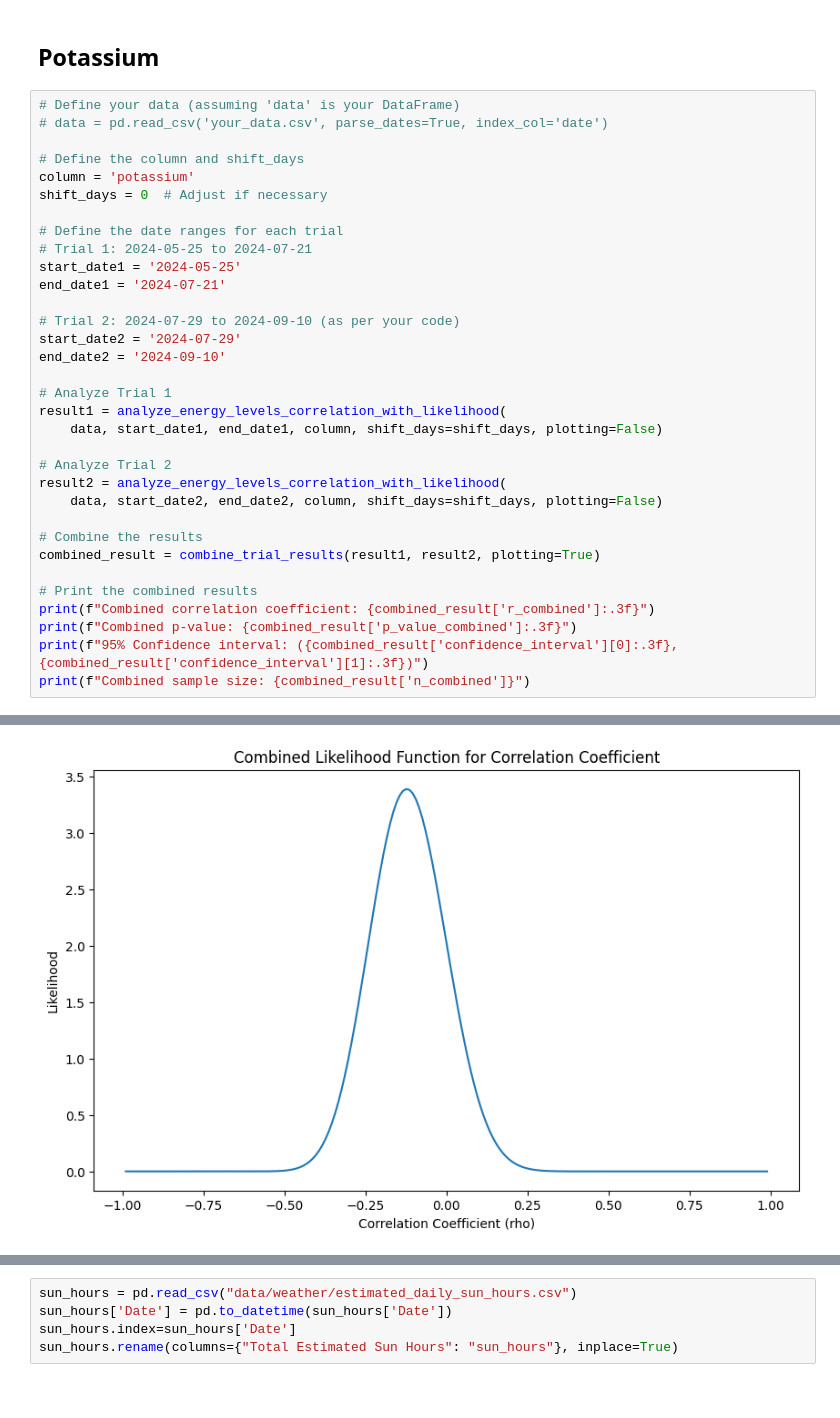
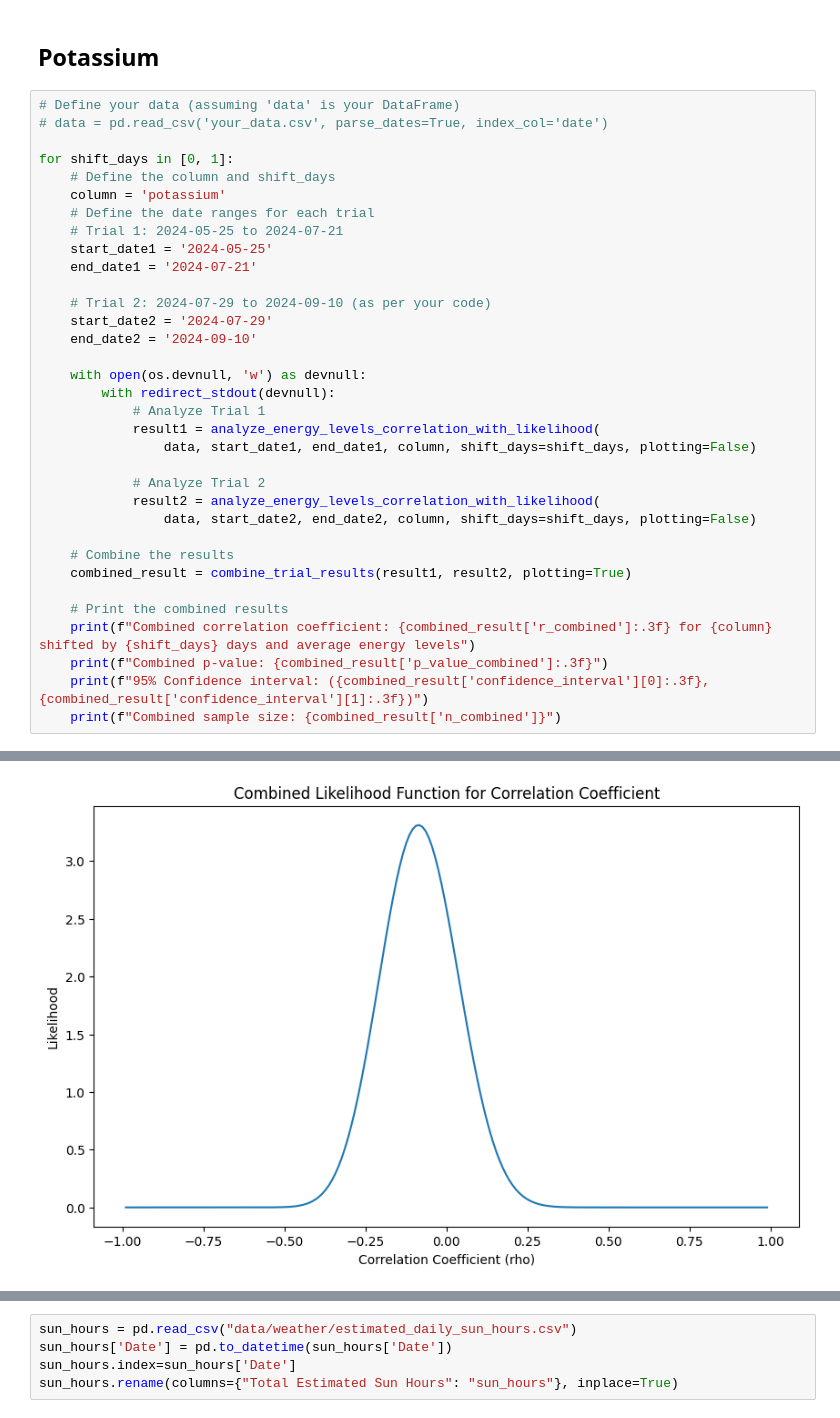
Before and after one commit to sonofhypnos/simon_data, a Jupyter notebook: simon_analysis.ipynb, the cells around one changed output, grey strips where cells are left out. Saved outputs shown, nothing was run; the diff lists cells and outputs as text.

```diff
--- a/simon_analysis.ipynb
+++ b/simon_analysis.ipynb
@@ -801,33 +747,34 @@ Sample size: 34
 # Define your data (assuming 'data' is your DataFrame)
 # data = pd.read_csv('your_data.csv', parse_dates=True, index_col='date')
 
-# Define the column and shift_days
-column = 'potassium'
-shift_days = 0  # Adjust if necessary
+for shift_days in [0, 1]:
+    # Define the column and shift_days
+    column = 'potassium'
+    # Define the date ranges for each trial
+    # Trial 1: 2024-05-25 to 2024-07-21
+    start_date1 = '2024-05-25'
+    end_date1 = '2024-07-21'
 
-# Define the date ranges for each trial
-# Trial 1: 2024-05-25 to 2024-07-21
-start_date1 = '2024-05-25'
-end_date1 = '2024-07-21'
+    # Trial 2: 2024-07-29 to 2024-09-10 (as per your code)
+    start_date2 = '2024-07-29'
+    end_date2 = '2024-09-10'
 
-# Trial 2: 2024-07-29 to 2024-09-10 (as per your code)
-start_date2 = '2024-07-29'
-end_date2 = '2024-09-10'
+    with open(os.devnull, 'w') as devnull:
+        with redirect_stdout(devnull):
+            # Analyze Trial 1
+            result1 = analyze_energy_levels_correlation_with_likelihood(
+                data, start_date1, end_date1, column, shift_days=shift_days, plotting=False)
 
-# Analyze Trial 1
-result1 = analyze_energy_levels_correlation_with_likelihood(
-    data, start_date1, end_date1, column, shift_days=shift_days, plotting=False)
+            # Analyze Trial 2
+            result2 = analyze_energy_levels_correlation_with_likelihood(
+                data, start_date2, end_date2, column, shift_days=shift_days, plotting=False)
 
-# Analyze Trial 2
-result2 = analyze_energy_levels_correlation_with_likelihood(
-    data, start_date2, end_date2, column, shift_days=shift_days, plotting=False)
+    # Combine the results
+    combined_result = combine_trial_results(result1, result2, plotting=True)
 
-# Combine the results
-combined_result = combine_trial_results(result1, result2, plotting=True)
-
-# Print the combined results
-print(f"Combined correlation coefficient: {combined_result['r_combined']:.3f}")
-print(f"Combined p-value: {combined_result['p_value_combined']:.3f}")
-print(f"95% Confidence interval: ({combined_result['confidence_interval'][0]:.3f}, {combined_result['confidence_interval'][1]:.3f})")
-print(f"Combined sample size: {combined_result['n_combined']}")
+    # Print the combined results
+    print(f"Combined correlation coefficient: {combined_result['r_combined']:.3f} for {column} shifted by {shift_days} days and average energy levels")
+    print(f"Combined p-value: {combined_result['p_value_combined']:.3f}")
+    print(f"95% Confidence interval: ({combined_result['confidence_interval'][0]:.3f}, {combined_result['confidence_interval'][1]:.3f})")
+    print(f"Combined sample size: {combined_result['n_combined']}")
 # %% [output]
@@ -840 +786 @@ Sample size: 32
-[figure]
+[figure, added]
```
Also changed, not shown: parts of 22 cells of this notebook.
